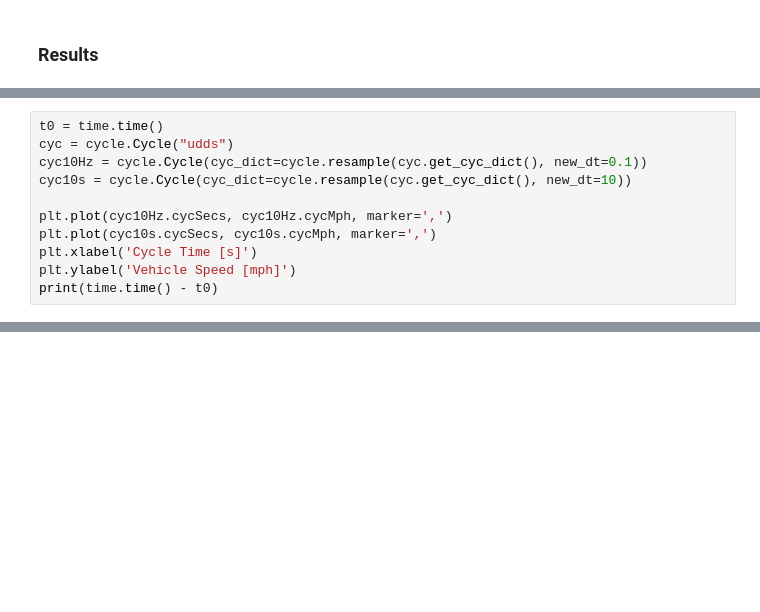
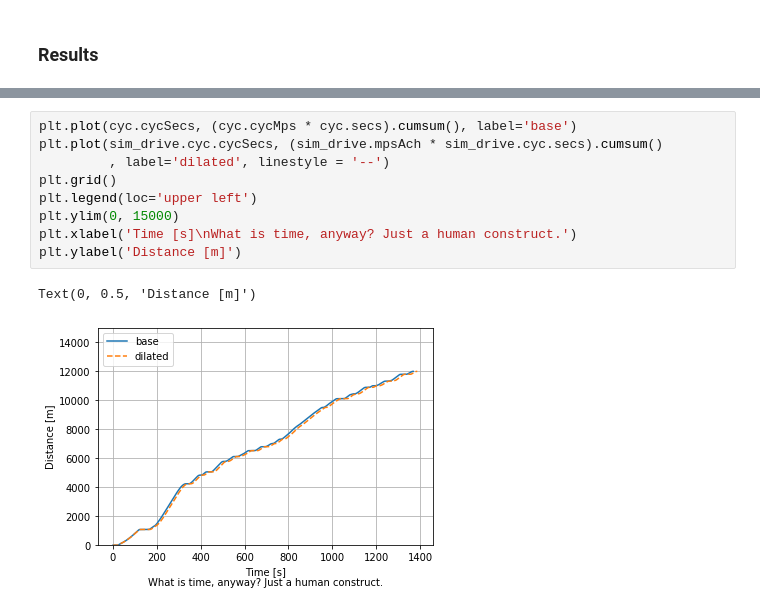
Before and after one commit to NREL/fastsim, a Jupyter notebook: docs/demo.ipynb, the cells around one changed output, grey strips where cells are left out. Drawn from its saved outputs; the diff is of its cells as text; blank space fills up the shorter version.

```diff
--- a/docs/demo.ipynb
+++ b/docs/demo.ipynb
@@ -433,11 +91,0 @@ False
-# %%
-t0 = time.time()
-cyc = cycle.Cycle("udds")
-cyc10Hz = cycle.Cycle(cyc_dict=cycle.resample(cyc.get_cyc_dict(), new_dt=0.1))
-cyc10s = cycle.Cycle(cyc_dict=cycle.resample(cyc.get_cyc_dict(), new_dt=10))
-
-plt.plot(cyc10Hz.cycSecs, cyc10Hz.cycMph, marker=',')
-plt.plot(cyc10s.cycSecs, cyc10s.cycMph, marker=',')
-plt.xlabel('Cycle Time [s]')
-plt.ylabel('Vehicle Speed [mph]')
-print(time.time() - t0)
@@ -569,0 +112,12 @@ ax2.tick_params('y', colors='xkcd:pale red')
+# %%
+plt.plot(cyc.cycSecs, (cyc.cycMps * cyc.secs).cumsum(), label='base')
+plt.plot(sim_drive.cyc.cycSecs, (sim_drive.mpsAch * sim_drive.cyc.secs).cumsum()
+         , label='dilated', linestyle = '--')
+plt.grid()
+plt.legend(loc='upper left')
+plt.ylim(0, 15000)
+plt.xlabel('Time [s]\nWhat is time, anyway? Just a human construct.')
+plt.ylabel('Distance [m]')
+# %% [output]
+Text(0, 0.5, 'Distance [m]')
+[figure, added]
```
Also changed, not shown: parts of 50 cells of this notebook, 3 other files.
